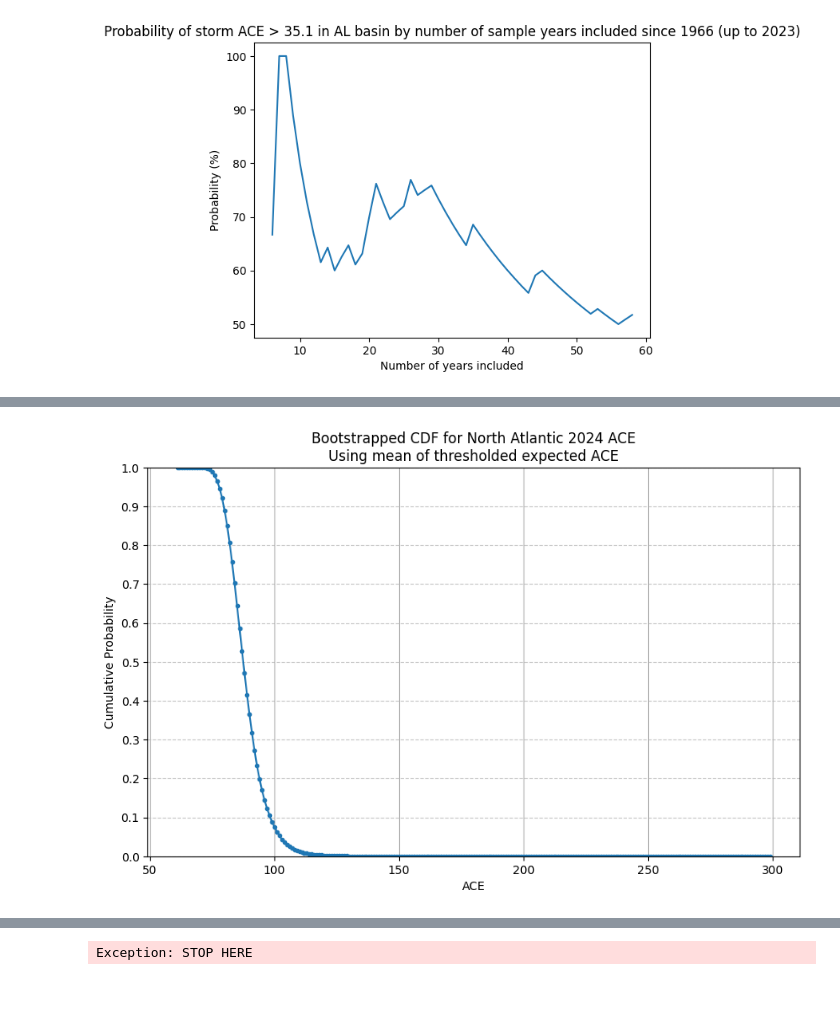
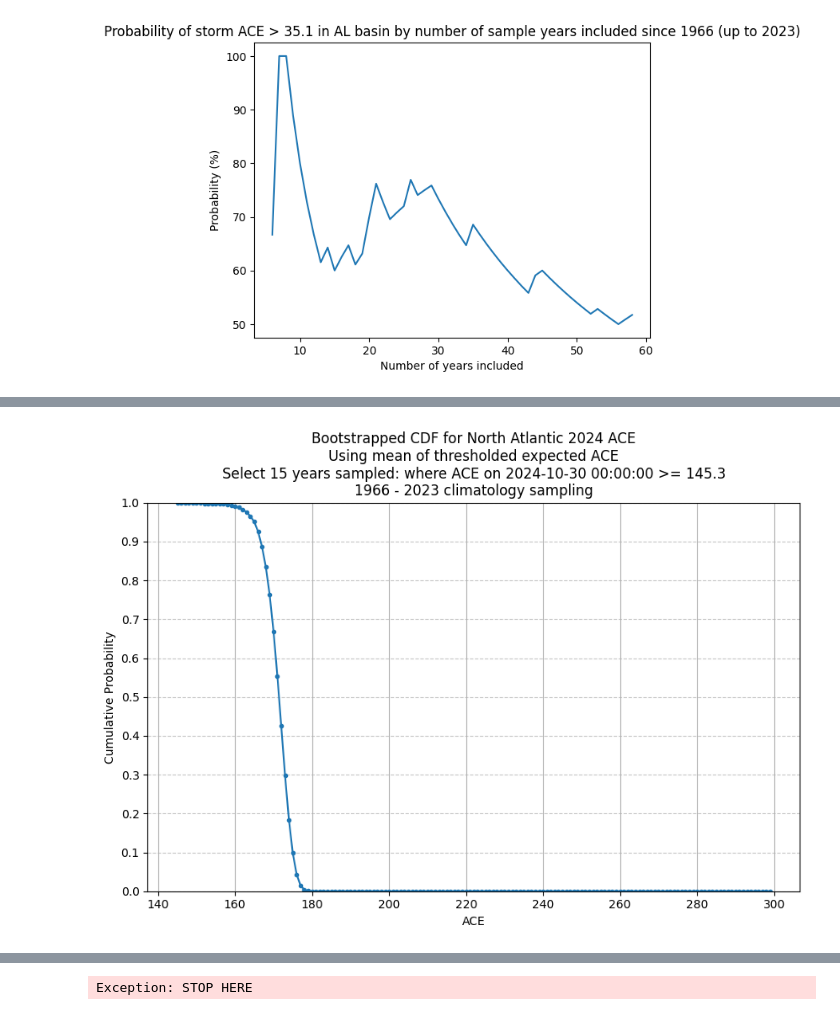
Before and after one commit to JRPdata/wastebook, a Jupyter notebook: ACE_AL_forecast.ipynb, the cells around one changed output, grey strips where cells are left out. Cells and saved outputs as stored; diff of their text form; code cells hidden in the pictures.

```diff
--- a/ACE_AL_forecast.ipynb
+++ b/ACE_AL_forecast.ipynb
@@ -375,6 +394,7 @@ if atrack_files:
 
 ace_time_month = ace_time.month
 ace_time_day = ace_time.day
+ace_time_hour = ace_time.hour
 
 season_ace = {}
 season_kt = {}
@@ -416,7 +436,8 @@ for season in years:
         (df_season_min_35kt['ISO_TIME'].dt.month < ace_time_month) |
         (
             (df_season_min_35kt['ISO_TIME'].dt.month == ace_time_month) &
-            (df_season_min_35kt['ISO_TIME'].dt.day <= ace_time_day)
+            (df_season_min_35kt['ISO_TIME'].dt.day <= ace_time_day) &
+            (df_season_min_35kt['ISO_TIME'].dt.hour <= ace_time_hour)
         )
     ]
     #kts = list(df_season_to_time_end_min_35kt['WMO_WIND'].values)
@@ -433,0 +829,8 @@ season_ace[2006]
+# %%
+# Calculate the number of years where it was possible to reach the target ACE
+years_possible = days_to_target_df[days_to_target_df['DAYS_TO_REACH_TARGET'].apply(lambda x: any(day != 99 for day in x))]
+
+# Count the number of such years
+count_years_possible = years_possible['YEAR'].nunique()
+
+print(f"Number of years where it was possible to reach the required ACE: {count_years_possible}")
@@ -469,9 +1495,9 @@ print(f"% of years having storms in AL basin having ACE > {forecast_selected_sto
 for year in years_with_higher_ace:
     if year >= min_year:  # Only consider years greater than or equal to min_year
         plt.hist(ace_by_year[year], bins=range(0, int(round(max(ace_by_year[year]))) + 5, 5))
-        plt.title(f"Histogram of ACE values for storms in AL basin in {year}")
-        plt.xlabel("ACE")
-        plt.ylabel("# Storms")
+        plt.title(f"Histogram of ACE values for storms in AL basin in {year}", color='white')
+        plt.xlabel("ACE", color='white')
+        plt.ylabel("# Storms", color='white')
         plt.show()
 
 # Combine all ACE values into a single list, respecting the min_year
@@ -580,6 +1606,8 @@ Years with storms in AL basin having ACE > 35.1 (since 2018): [2018, 2019, 2021,
 # use this to normalize a 1-d array
 def normalize(matrix):
     norm = np.linalg.norm(matrix, 1)
+    if norm == 0:  # Avoid division by zero
+        return np.zeros_like(matrix)
     matrix = matrix/norm
     return matrix
 
@@ -939,4 +2065,8 @@ Rank  |  Year  |  Weight  |  Season ACE
 # %%
+min_year = min(season_ace_to_time_end.keys())
+max_year = max(season_ace_to_time_end.keys())
+
+
 # Specify the confidence level (e.g., 90% CI)
 confidence_level = 0.7
 
@@ -944,6 +2074,7 @@ confidence_level = 0.7
 
 # Number of bootstrap samples to generate
 num_samples = 100000
+#num_samples = 50
 
 # Calculate the statistic of interest (e.g., mean) for the original data
 original_statistic = expected_ACE
@@ -953,7 +2084,7 @@ resampled_statistics = np.empty(num_samples)
 
 # Range of values for CDF estimation
 #values_of_interest = list(range(round(real_time_ACE), round(max(pop_ace_values)), 1))
-values_of_interest = list(range(round(real_time_ACE), round(300), 1))
+values_of_interest = list(range(np.floor(real_time_ACE).astype(int), round(300), 1))
 
 # store when the median is greater than each value of interest
 binary_outcomes = np.empty((num_samples, len(values_of_interest)))
@@ -965,10 +2096,12 @@ for i in range(num_samples):
     # cannot do random choice on a dict...
     #resampled_data = np.random.choice(season_ace_above_real_time, size=len(season_ace_above_real_time), replace=True)
 
-    num_sample_years = len(season_ace_above_real_time)  # Number of samples you want to draw
+    num_sample_years = n_pop_ace_values  # Number of samples you want to draw
     # Randomly select keys from the dictionary with replacement
-    random_keys = random.choices(list(season_ace_to_time_end.keys()), k=num_sample_years)
-    # Use the selected keys to access corresponding values
+    # Sample years only where above real time
+    random_keys = random.choices(list(season_ace_above_real_time.keys()), k=num_sample_years)
+
+    # Use the selected keys to access corresponding values (these are the ACE values until current time)
     random_values = [season_ace_to_time_end[key] for key in random_keys]
 
     # since I need to pass a dict that should have multiple keys repeated, do something extra to keep track of the 'repeats'
@@ -977,8 +2110,11 @@ for i in range(num_samples):
     resampled_data = {key: value for key, value in zip(random_keys, random_values)}
 
     # Calculate the statistic of interest for the resampled dataset
-    [resampled_statistic, weights_normalized_by_year] = calculate_expected_ACE(resampled_data, repeat_counts)
-
+    # We pass the until real time values for each year's ACE that is above real time
+    # Then we calculate the ACE delta (how far it is from the present years's ACE at this time)
+    # from that we can calculate the corresponding model weight using the exponential decay model (exponential decay's rate was tuned prior to minimize RMSE)
+    # Then normalize using the entire season's ace value (accounting for the number of season repeats in this sample)
+    resampled_statistic, weights_normalized_by_year = calculate_expected_ACE(this_season_end=resampled_data, repeat_counts=repeat_counts)
     # Store the resampled statistic
     resampled_statistics[i] = resampled_statistic
 
@@ -994,25 +2130,24 @@ for i in range(num_samples):
 # Calculate the CDF for each value of interest (using the average of the thresholded binary outcomes)
 cdf = np.mean(binary_outcomes, axis=0)
 
-print("")
-
-selected_ace_values = [73, 126.1, 159.6, 258.47]
+selected_ace_values = [159.6, 258.47]
 for selected_ace in selected_ace_values:
     rounded_ace = int(round(selected_ace))
     print(f"ACE={rounded_ace} (exp. decay) %: {cdf[values_of_interest.index(rounded_ace)]*100:2.2f} %")
 
-
+print(f"ACE=159 (exp. decay) %: {cdf[values_of_interest.index(159)]*100:2.2f} %")
 print(f"ACE=160 (exp. decay) %: {cdf[values_of_interest.index(160)]*100:2.2f} %")
-print(f"ACE=161 (exp. decay) %: {cdf[values_of_interest.index(161)]*100:2.2f} %")
-prob_exp = cdf[values_of_interest.index(160)]
-
+prob_exp = cdf[values_of_interest.index(159)]
+for x in range(145, 160):
+    print(f"ACE={x} (excluding years below real time ACE) %: {cdf[values_of_interest.index(x)]*100:2.2f} %")
 
 # Plot the CDF
 plt.figure(figsize=(10, 6))
 plt.plot(values_of_interest, cdf, marker='.', linestyle='-')
 plt.xlabel('ACE')
 plt.ylabel('Cumulative Probability')
-plt.title('Bootstrapped CDF for North Atlantic 2024 ACE\nUsing mean of thresholded expected ACE')
+plt.title(f'Bootstrapped CDF for North Atlantic 2024 ACE\nUsing mean of thresholded expected ACE\nSelect {n_pop_ace_values} years sampled: where ACE on {ace_time_end_str} >= {total_ace_until_forecast}\n{min_year} - {max_year} climatology sampling')
+
 
 # Set y-axis limits to 0.0 and 1.0
 plt.ylim(0.0, 1.0)
@@ -1033,6 +2168,15 @@ upper_bound = np.percentile(resampled_statistics, 100 * (1 - alpha / 2))
 
 # use bootstrapping instead for CI
 
+
+
+
+
+## SIMPLE ABOVE REAL TIME
+
+
+
+
 # Number of bootstrap samples to generate
 num_samples = 100000
 
@@ -1043,7 +2187,7 @@ original_statistic = ace_median
 resampled_statistics = np.empty(num_samples)
 
 # Range of values for CDF estimation
-values_of_interest = list(range(round(real_time_ACE), round(max(pop_ace_values)), 1))
+values_of_interest = list(range(np.floor(real_time_ACE).astype(int), round(max(pop_ace_values)), 1))
 
 # Initialize an array to store CDF from bootstraps
 binary_outcomes = np.empty((num_samples, len(values_of_interest)))
@@ -1072,9 +2216,11 @@ for i in range(num_samples):
 cdf = np.mean(binary_outcomes, axis=0)
 print("")
 
+print(f"ACE=159 (excluding years below real time ACE) %: {cdf[values_of_interest.index(159)]*100:2.2f} %")
 print(f"ACE=160 (excluding years below real time ACE) %: {cdf[values_of_interest.index(160)]*100:2.2f} %")
-print(f"ACE=161 (excluding years below real time ACE) %: {cdf[values_of_interest.index(161)]*100:2.2f} %")
-prob_realtime = cdf[values_of_interest.index(160)]
+for x in range(145, 160):
+    print(f"ACE={x} (excluding years below real time ACE) %: {cdf[values_of_interest.index(x)]*100:2.2f} %")
+prob_realtime = cdf[values_of_interest.index(159)]
 
 # Plot the CDF
 plt.figure(figsize=(10, 6))
@@ -1107,11 +2253,11 @@ upper_bound = np.percentile(resampled_statistics, 100 * (1 - alpha / 2))
 # Print the results
 #print(f"(bootstrapped) CI using median ({confidence_level*100:2.1f}%): [{lower_bound:3.2f}, {upper_bound:3.2f}]")
 print("")
-avg_of_two_at_160 = (prob_realtime + prob_exp) / 2
-print(f"% chance of ACE=160 using average of two probabilities: {avg_of_two_at_160*100:2.2f}%")
+avg_of_two_at_159 = (prob_realtime + prob_exp) / 2
+print(f"% chance of ACE=159 using average of two probabilities: {avg_of_two_at_159*100:2.2f}%")
 
 print("")
-print(f"Statistics for {sorted_years[0]} - {sorted_years[-1]} excluding years with season ACE < real time ACE:")
+print(f"Statistics for {n_pop_ace_values}, excluding years with season ACE < real time ACE:")
 print(f"μ: {ace_mean:3.2f}")
 print(f"median: {ace_median:3.2f}")
 
@@ -1138 +2297 @@ ACE=161 (exp. decay) %: 0.00 %
-[figure, old version]
+[figure, new version]
```
Also changed, not shown: parts of 53 cells of this notebook.
